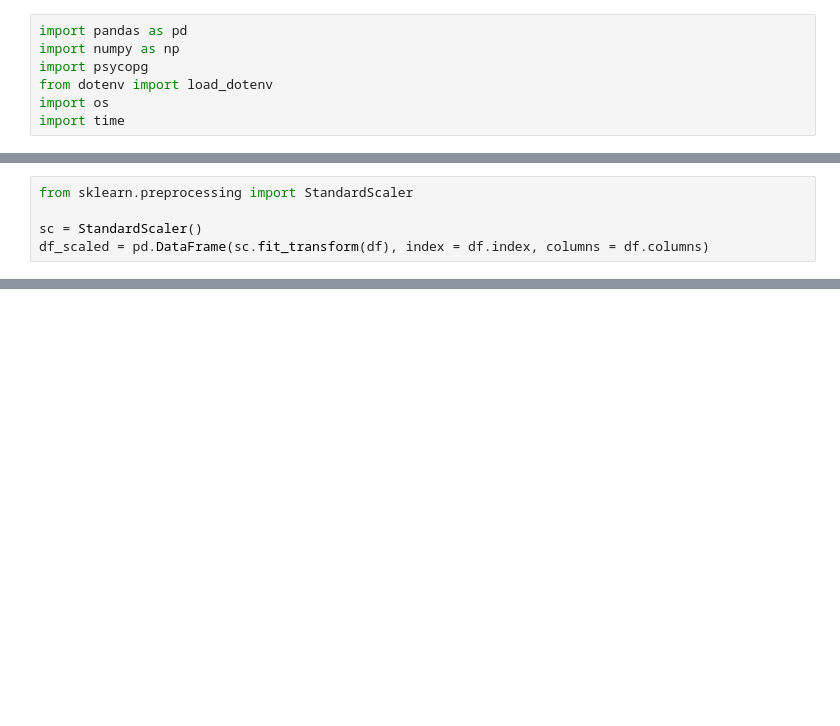
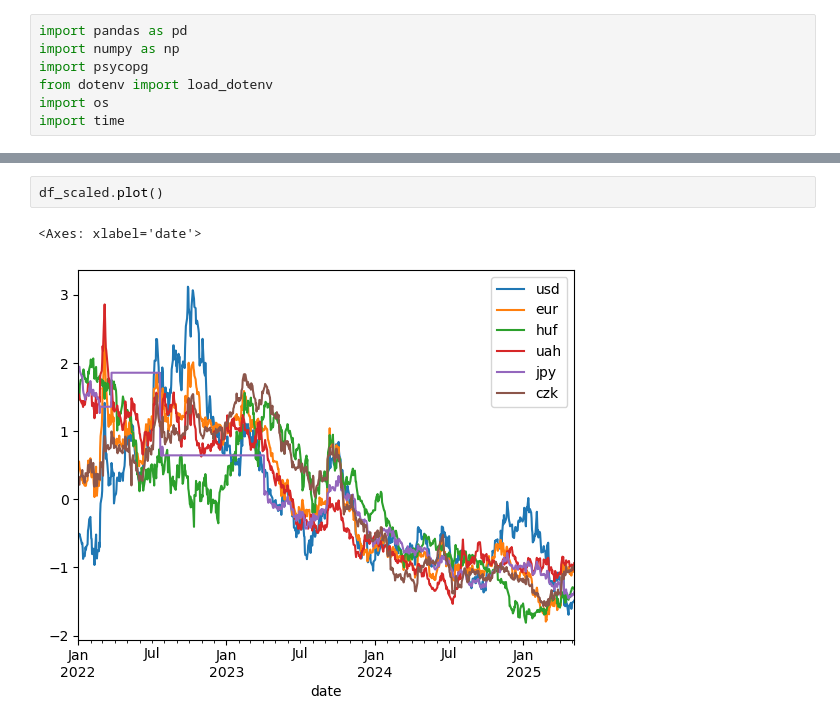
Before and after one commit to dradamm8/ExchangeRatesAnalysis, a Jupyter notebook: notebooks/projekt.ipynb, the cells around one changed output, grey strips where cells are left out. Drawn from its saved outputs; the diff is of its cells as text; blank space fills up the shorter version.

```diff
--- a/notebooks/projekt.ipynb
+++ b/notebooks/projekt.ipynb
@@ -109,5 +42,0 @@ df
-# %%
-from sklearn.preprocessing import StandardScaler
-
-sc = StandardScaler()
-df_scaled = pd.DataFrame(sc.fit_transform(df), index = df.index, columns = df.columns)
@@ -242,0 +48,5 @@ poszło!
+# %%
+df_scaled.plot()
+# %% [output]
+<Axes: xlabel='date'>
+[figure, added]
```
Also changed, not shown: parts of 29 cells of this notebook, 4 other files.
